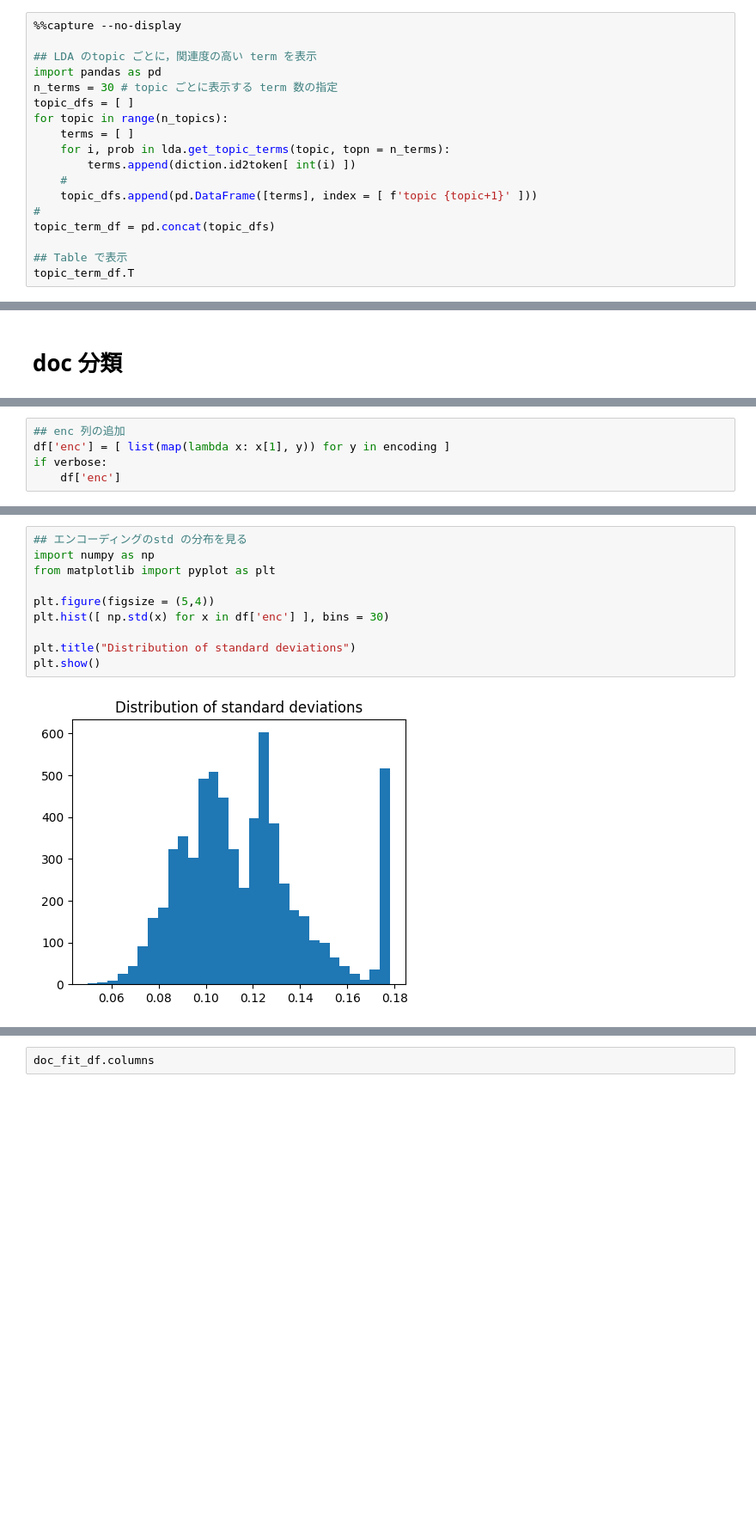
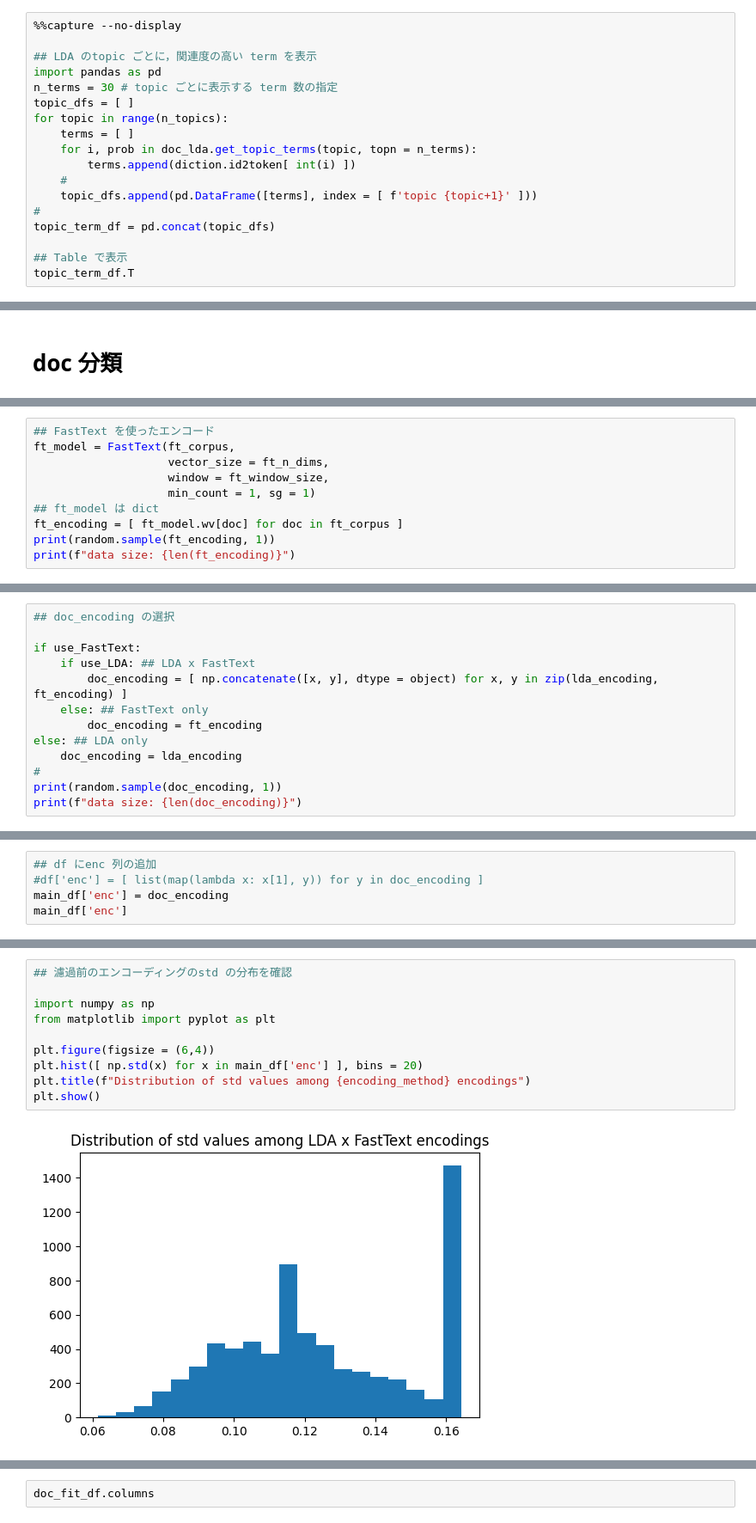
Before and after one commit to kow-k/LDA-spell-sound-typology, a Jupyter notebook: LDA-spell-sound.ipynb, the cells around one changed output, grey strips where cells are left out. Shown at 86% size. Drawn from its saved outputs; the diff is of its cells as text; blank space fills up the shorter version.

```diff
--- a/LDA-spell-sound.ipynb
+++ b/LDA-spell-sound.ipynb
@@ -717,7 +791,7 @@ n_terms = 30 # topic ごとに表示する term 数の指定
 topic_dfs = [ ]
 for topic in range(n_topics):
     terms = [ ]
-    for i, prob in lda.get_topic_terms(topic, topn = n_terms):
+    for i, prob in doc_lda.get_topic_terms(topic, topn = n_terms):
         terms.append(diction.id2token[ int(i) ])
     #
     topic_dfs.append(pd.DataFrame([terms], index = [ f'topic {topic+1}' ]))
@@ -871,0 +979,10 @@ len(encoding)
+# %%
+## FastText を使ったエンコード
+ft_model = FastText(ft_corpus,
+                    vector_size = ft_n_dims,
+                    window = ft_window_size,
+                    min_count = 1, sg = 1)
+## ft_model は dict
+ft_encoding = [ ft_model.wv[doc] for doc in ft_corpus ]
+print(random.sample(ft_encoding, 1))
+print(f"data size: {len(ft_encoding)}")
@@ -871,0 +997,13 @@ len(encoding)
+# %%
+## doc_encoding の選択
+
+if use_FastText:
+    if use_LDA: ## LDA x FastText
+        doc_encoding = [ np.concatenate([x, y], dtype = object) for x, y in zip(lda_encoding, ft_encoding) ]
+    else: ## FastText only
+        doc_encoding = ft_encoding
+else: ## LDA only
+    doc_encoding = lda_encoding
+#
+print(random.sample(doc_encoding, 1))
+print(f"data size: {len(doc_encoding)}")
@@ -872,5 +1028,5 @@ len(encoding)
 # %%
-## enc 列の追加
-df['enc'] = [ list(map(lambda x: x[1], y)) for y in encoding ]
-if verbose:
-    df['enc']
+## df にenc 列の追加
+#df['enc'] = [ list(map(lambda x: x[1], y)) for y in doc_encoding ]
+main_df['enc'] = doc_encoding
+main_df['enc']
@@ -877,13 +1046,13 @@ if verbose:
 # %%
-## エンコーディングのstd の分布を見る
+## 濾過前のエンコーディングのstd の分布を確認
+
 import numpy as np
 from matplotlib import pyplot as plt
 
-plt.figure(figsize = (5,4))
-plt.hist([ np.std(x) for x in df['enc'] ], bins = 30)
-
-plt.title("Distribution of standard deviations")
+plt.figure(figsize = (6,4))
+plt.hist([ np.std(x) for x in main_df['enc'] ], bins = 20)
+plt.title(f"Distribution of std values among {encoding_method} encodings")
 plt.show()
 # %% [output]
-[figure, old version]
+[figure, new version]
 # %%
```
Also changed, not shown: parts of 60 cells of this notebook.
